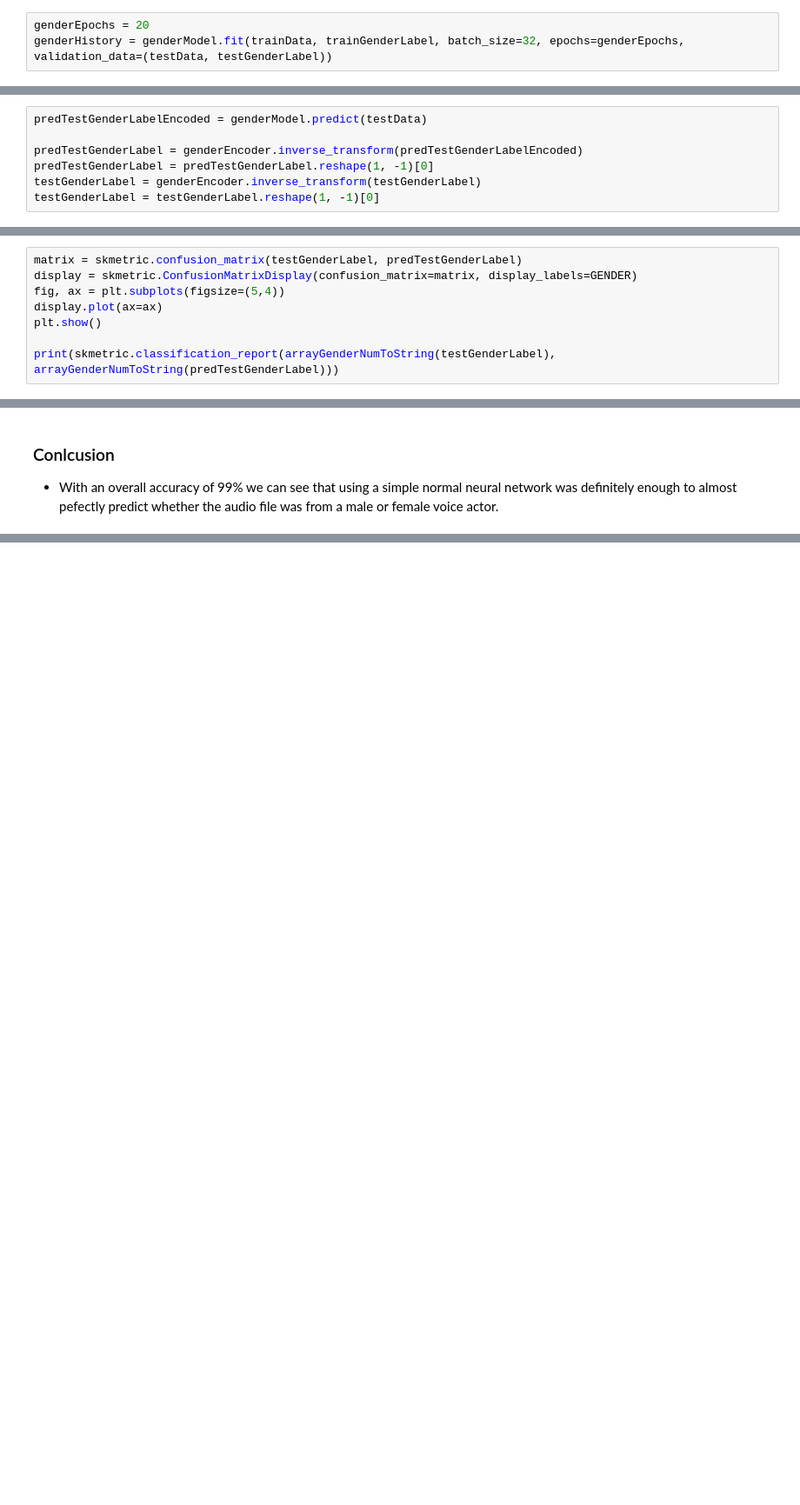
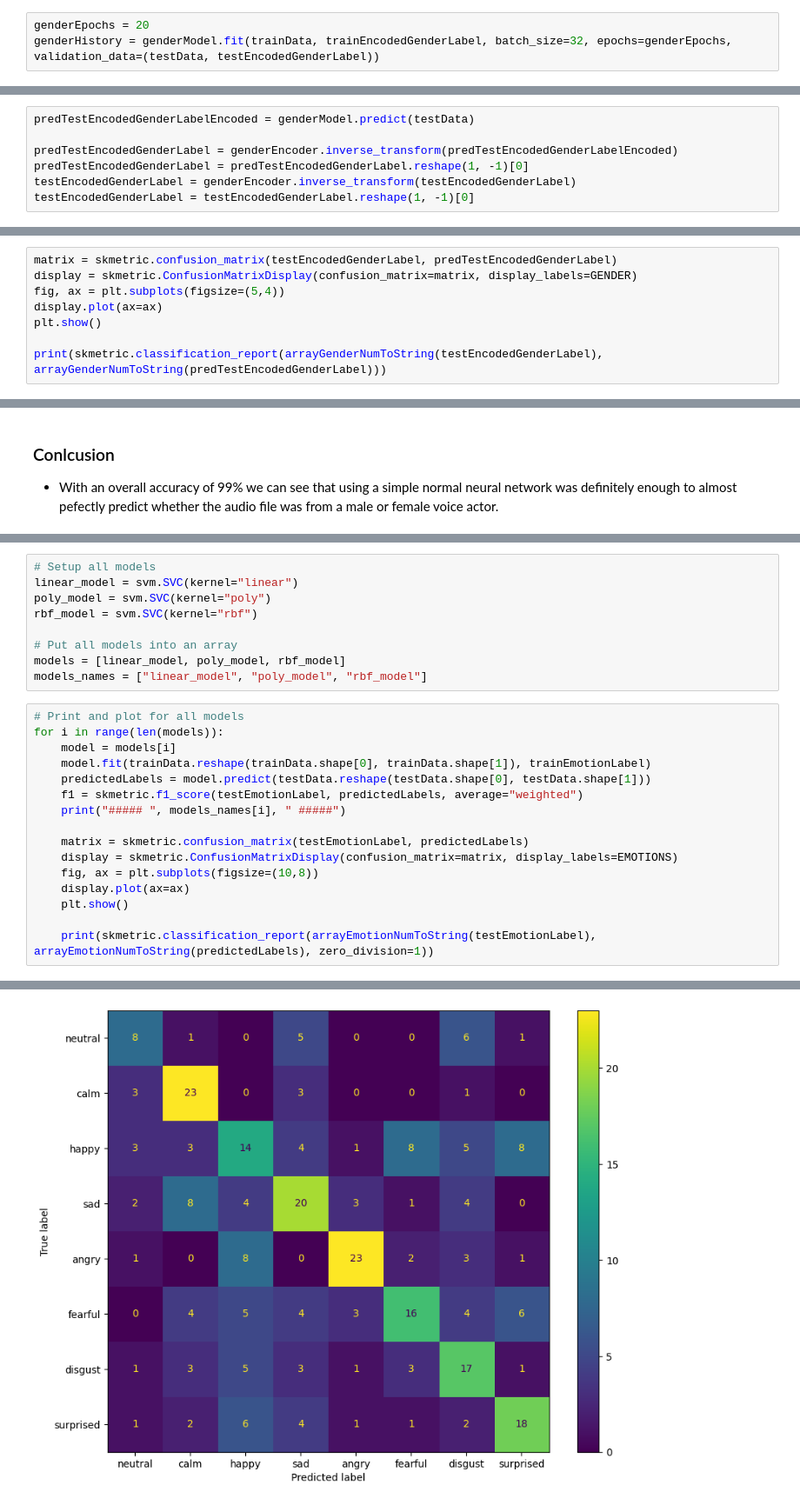
Before and after one commit to IsakLundstrom/D7041E-Mini-Project, a Jupyter notebook: project.ipynb, the cells around one changed output, grey strips where cells are left out. Shown at 87% size. Saved outputs shown, nothing was run; the diff lists cells and outputs as text; blank space fills up the shorter version.

Commit message:
Added a second model, SVM

```diff
--- a/project.ipynb
+++ b/project.ipynb
@@ -411,6 +424,6 @@ _________________________________________________________________
 ### Training
 # %%
 genderEpochs = 20
-genderHistory = genderModel.fit(trainData, trainGenderLabel, batch_size=32, epochs=genderEpochs, validation_data=(testData, testGenderLabel))
+genderHistory = genderModel.fit(trainData, trainEncodedGenderLabel, batch_size=32, epochs=genderEpochs, validation_data=(testData, testEncodedGenderLabel))
 # %% [output]
 Epoch 1/20
@@ -441,10 +454,10 @@ plotTraningTestLossAcc(genderHistory, genderEpochs)
 # %% [markdown]
 Predict the labels of the test data then decode the predicted and real labels for confusion matrix
 # %%
-predTestGenderLabelEncoded = genderModel.predict(testData)
+predTestEncodedGenderLabelEncoded = genderModel.predict(testData)
 
-predTestGenderLabel = genderEncoder.inverse_transform(predTestGenderLabelEncoded)
-predTestGenderLabel = predTestGenderLabel.reshape(1, -1)[0]
-testGenderLabel = genderEncoder.inverse_transform(testGenderLabel)
-testGenderLabel = testGenderLabel.reshape(1, -1)[0]
+predTestEncodedGenderLabel = genderEncoder.inverse_transform(predTestEncodedGenderLabelEncoded)
+predTestEncodedGenderLabel = predTestEncodedGenderLabel.reshape(1, -1)[0]
+testEncodedGenderLabel = genderEncoder.inverse_transform(testEncodedGenderLabel)
+testEncodedGenderLabel = testEncodedGenderLabel.reshape(1, -1)[0]
 # %% [output]
@@ -452,13 +465,13 @@ testGenderLabel = testGenderLabel.reshape(1, -1)[0]
 # %% [markdown]
 Plot the confusion matrix and print the classificaion report
 # %%
-matrix = skmetric.confusion_matrix(testGenderLabel, predTestGenderLabel)
+matrix = skmetric.confusion_matrix(testEncodedGenderLabel, predTestEncodedGenderLabel)
 display = skmetric.ConfusionMatrixDisplay(confusion_matrix=matrix, display_labels=GENDER)
 fig, ax = plt.subplots(figsize=(5,4))
 display.plot(ax=ax)
 plt.show()
 
-print(skmetric.classification_report(arrayGenderNumToString(testGenderLabel), arrayGenderNumToString(predTestGenderLabel)))
+print(skmetric.classification_report(arrayGenderNumToString(testEncodedGenderLabel), arrayGenderNumToString(predTestEncodedGenderLabel)))
 # %% [output]
 [figure]
               precision    recall  f1-score   support
@@ -475,0 +493,26 @@ weighted avg       0.99      0.99      0.99       288
+# %%
+# Setup all models
+linear_model = svm.SVC(kernel="linear")
+poly_model = svm.SVC(kernel="poly")
+rbf_model = svm.SVC(kernel="rbf")
+
+# Put all models into an array
+models = [linear_model, poly_model, rbf_model]
+models_names = ["linear_model", "poly_model", "rbf_model"]
+# %%
+# Print and plot for all models
+for i in range(len(models)):
+    model = models[i]
+    model.fit(trainData.reshape(trainData.shape[0], trainData.shape[1]), trainEmotionLabel)
+    predictedLabels = model.predict(testData.reshape(testData.shape[0], testData.shape[1]))
+    f1 = skmetric.f1_score(testEmotionLabel, predictedLabels, average="weighted")
+    print("##### ", models_names[i], " #####")
+
+    matrix = skmetric.confusion_matrix(testEmotionLabel, predictedLabels)
+    display = skmetric.ConfusionMatrixDisplay(confusion_matrix=matrix, display_labels=EMOTIONS)
+    fig, ax = plt.subplots(figsize=(10,8))
+    display.plot(ax=ax)
+    plt.show()
+
+    print(skmetric.classification_report(arrayEmotionNumToString(testEmotionLabel), arrayEmotionNumToString(predictedLabels), zero_division=1))
+# %% [output]
@@ -475,0 +520 @@ weighted avg       0.99      0.99      0.99       288
+[figure, added]
```
Also changed, not shown: parts of 12 cells of this notebook, 1 other file.
